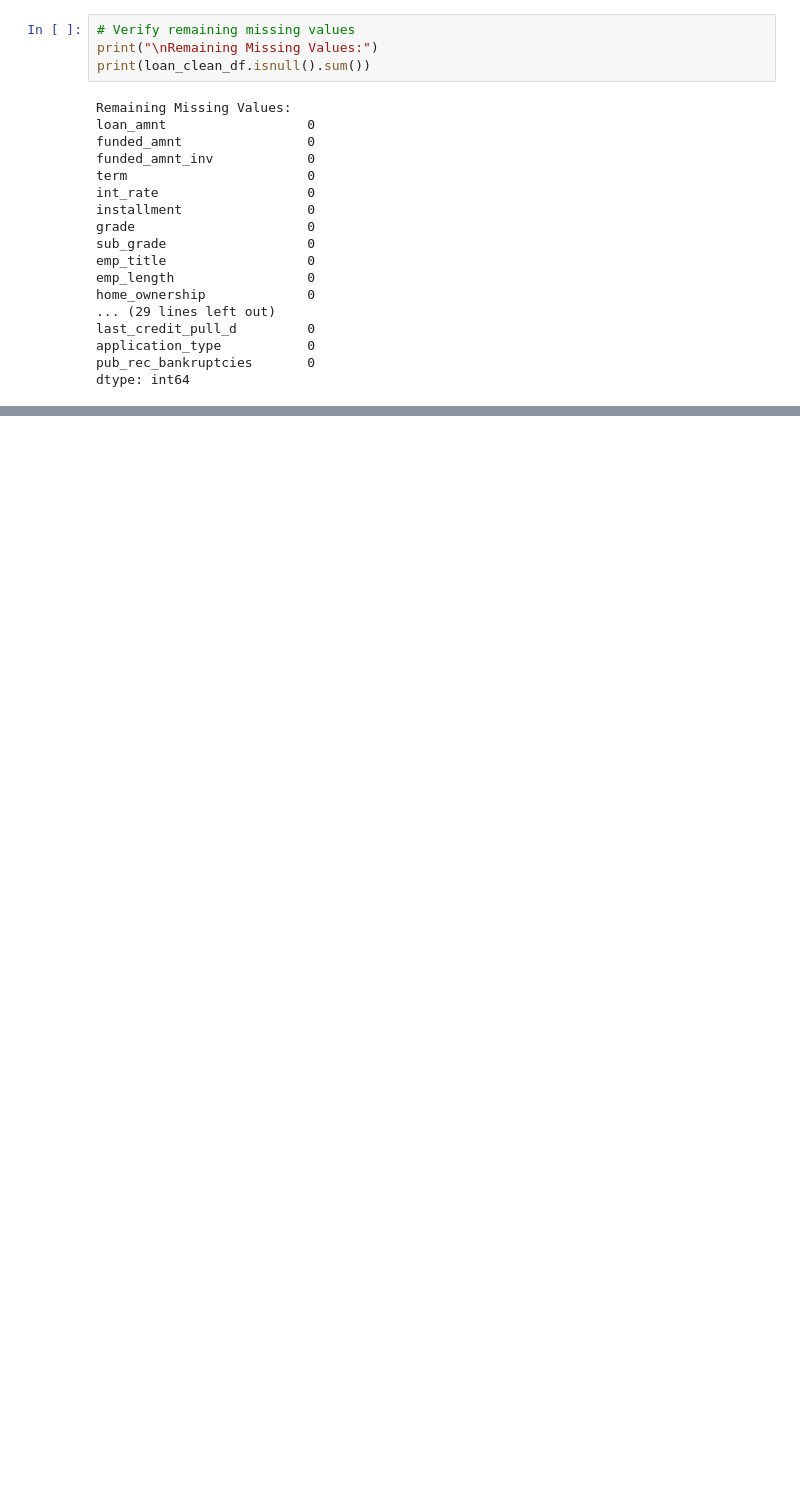
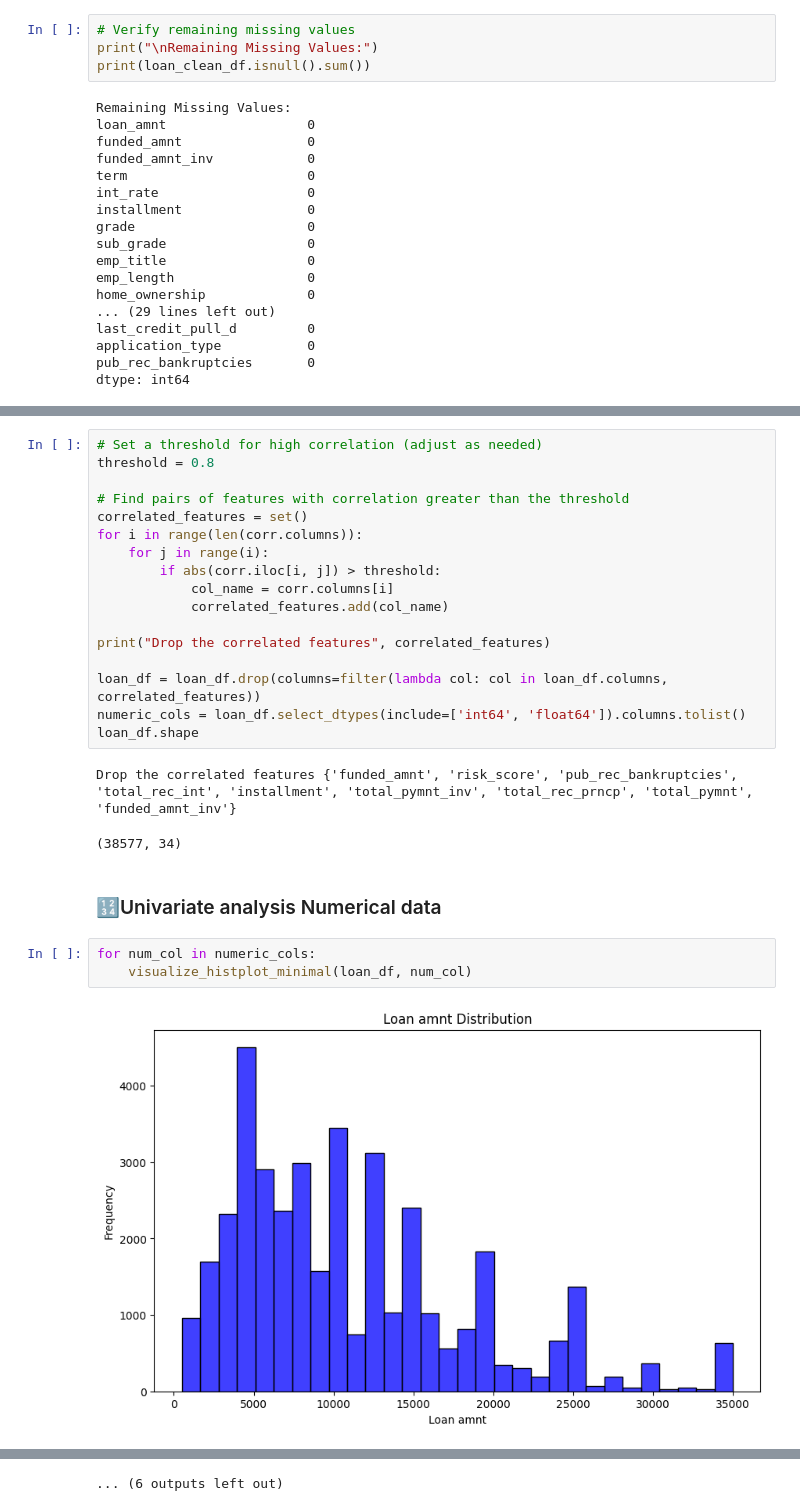
Before and after one commit to amaan2398/insights-into-lending-risks, a Jupyter notebook: notebook/eda.ipynb, the cells around one changed output, grey strips where cells are left out. Drawn from its saved outputs; the diff is of its cells as text; blank space fills up the shorter version.

```diff
--- a/notebook/eda.ipynb
+++ b/notebook/eda.ipynb
@@ -629,0 +782,27 @@ Descriptive Statistics:
+# %%
+# Set a threshold for high correlation (adjust as needed)
+threshold = 0.8
+
+# Find pairs of features with correlation greater than the threshold
+correlated_features = set()
+for i in range(len(corr.columns)):
+    for j in range(i):
+        if abs(corr.iloc[i, j]) > threshold:
+            col_name = corr.columns[i]
+            correlated_features.add(col_name)
+
+print("Drop the correlated features", correlated_features)
+
+loan_df = loan_df.drop(columns=filter(lambda col: col in loan_df.columns, correlated_features))
+numeric_cols = loan_df.select_dtypes(include=['int64', 'float64']).columns.tolist()
+loan_df.shape
+# %% [output]
+Drop the correlated features {'funded_amnt', 'risk_score', 'pub_rec_bankruptcies', 'total_rec_int', 'installment', 'total_pymnt_inv', 'total_rec_prncp', 'total_pymnt', 'funded_amnt_inv'}
+(38577, 34)
+# %% [markdown]
+### 🔢Univariate analysis Numerical data
+# %%
+for num_col in numeric_cols:
+    visualize_histplot_minimal(loan_df, num_col)
+# %% [output]
+[figure, added]
@@ -629,0 +820 @@ Descriptive Statistics:
+... (6 outputs left out)
```
Also changed, not shown: parts of 61 cells of this notebook, 1 other file.
